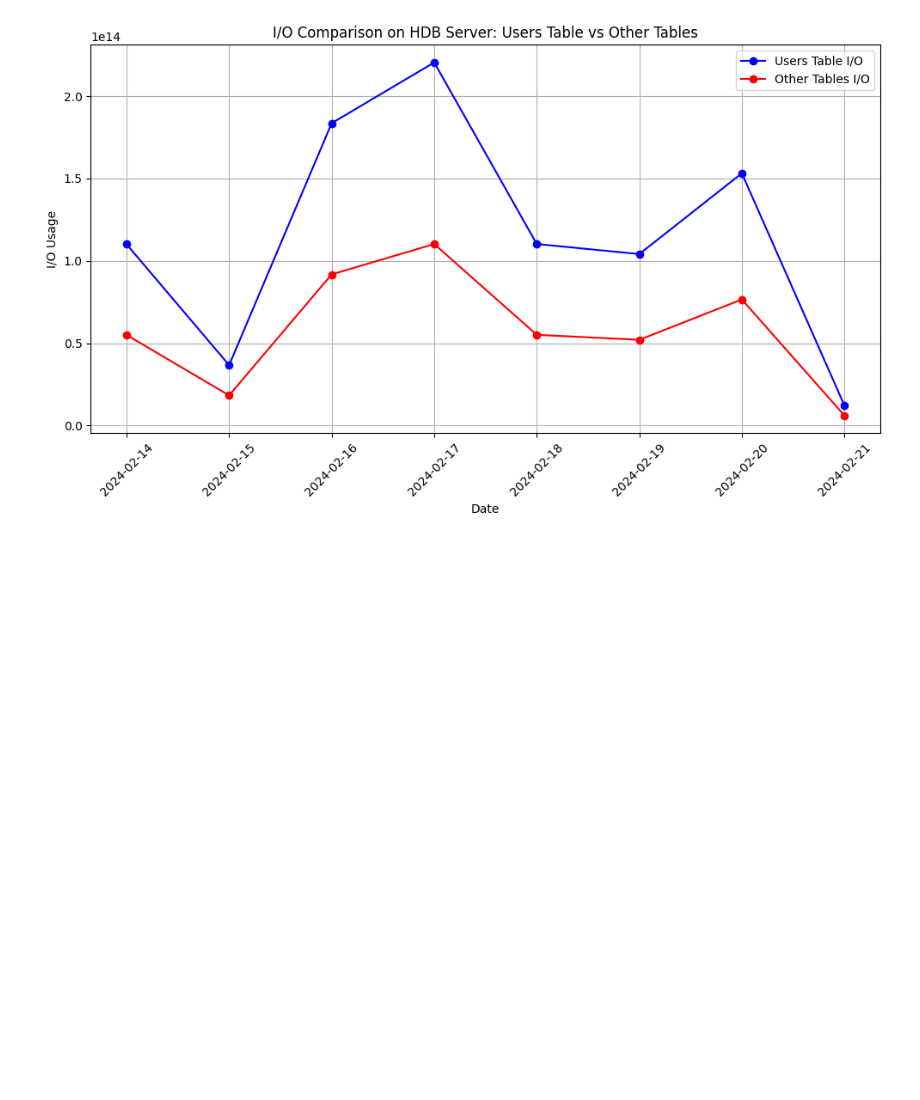
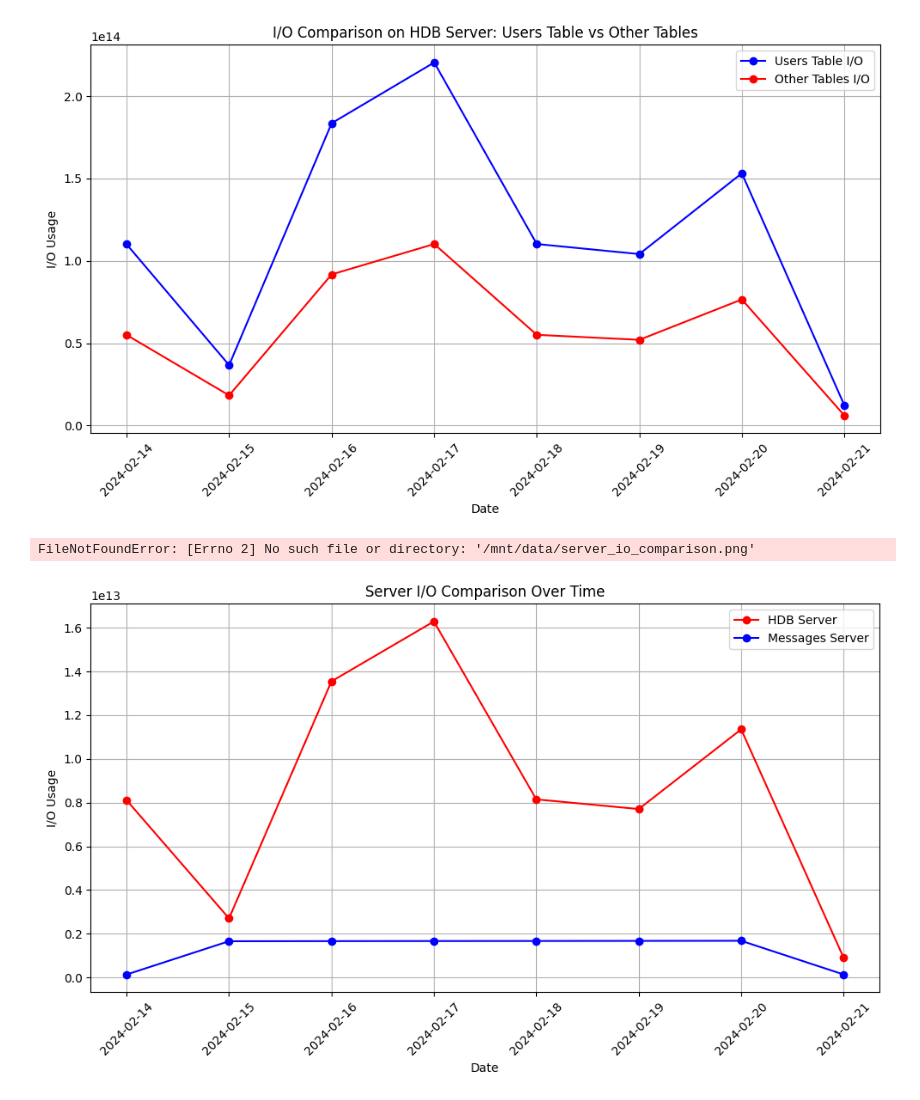
Before and after one commit to ShaneCarr/queryProcessing, a Jupyter notebook: trigreview/pythonwork.ipynb, the cells around one changed output. Drawn from its saved outputs; the diff is of its cells as text; code cells hidden in the pictures; blank space fills up the shorter version.

```diff
--- a/trigreview/pythonwork.ipynb
+++ b/trigreview/pythonwork.ipynb
@@ -680,3 +680,70 @@ plt.tight_layout()
 plt.show()
 # %% [output]
 [figure]
+# %%
+import pandas as pd
+import matplotlib.pyplot as plt
+
+# Data provided for the line chart
+data = {
+    'Date': [
+        "2024-02-21", "2024-02-21",
+        "2024-02-20", "2024-02-20",
+        "2024-02-19", "2024-02-19",
+        "2024-02-18", "2024-02-18",
+        "2024-02-17", "2024-02-17",
+        "2024-02-16", "2024-02-16",
+        "2024-02-15", "2024-02-15",
+        "2024-02-14", "2024-02-14"
+    ],
+    'Server': [
+        "messages", "hdb",
+        "messages", "hdb",
+        "messages", "hdb",
+        "messages", "hdb",
+        "hdb", "messages",
+        "hdb", "messages",
+        "messages", "hdb",
+        "hdb", "messages"
+    ],
+    'Value': [
+        140339871260, 908974065862,
+        1680676100925, 11351146323491.0,
+        1675746440930, 7707565832986,
+        1671872718683, 8149330267635,
+        16287007870092.0, 1669596464541,
+        13547222882240.0, 1665855058725,
+        1661305754913, 2705886434836,
+        8111060863502, 138272818285
+    ]
+}
+
+# Convert the data into a DataFrame
+df = pd.DataFrame(data)
+df['Date'] = pd.to_datetime(df['Date'])
+
+# Pivot the DataFrame to have separate columns for each server
+df_pivot = df.pivot(index='Date', columns='Server', values='Value').fillna(0)
+
+# Plotting the line chart
+plt.figure(figsize=(10, 6))
+plt.plot(df_pivot.index, df_pivot['hdb'], label='HDB Server', marker='o', color='red')
+plt.plot(df_pivot.index, df_pivot['messages'], label='Messages Server', marker='o', color='blue')
+
+# Formatting the plot
+plt.title('Server I/O Comparison Over Time')
+plt.xlabel('Date')
+plt.ylabel('I/O Usage')
+plt.legend()
+plt.grid(True)
+plt.xticks(rotation=45)
+plt.tight_layout()
+
+# Save the plot as a PNG file
+plt.savefig('/mnt/data/server_io_comparison.png')
+
+# Show the plot
+plt.show()
+# %% [output]
+FileNotFoundError: [Errno 2] No such file or directory: '/mnt/data/server_io_comparison.png'
+[figure, added]
```
Also changed, not shown: parts of 6 cells of this notebook, 4 other files.
